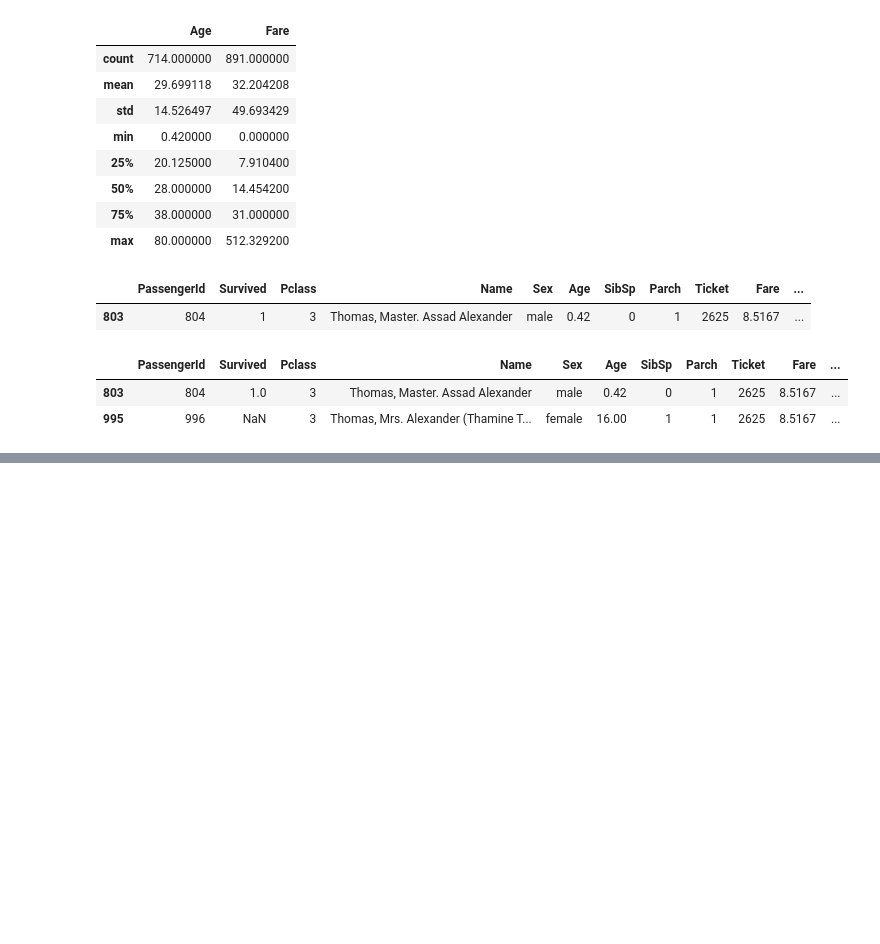
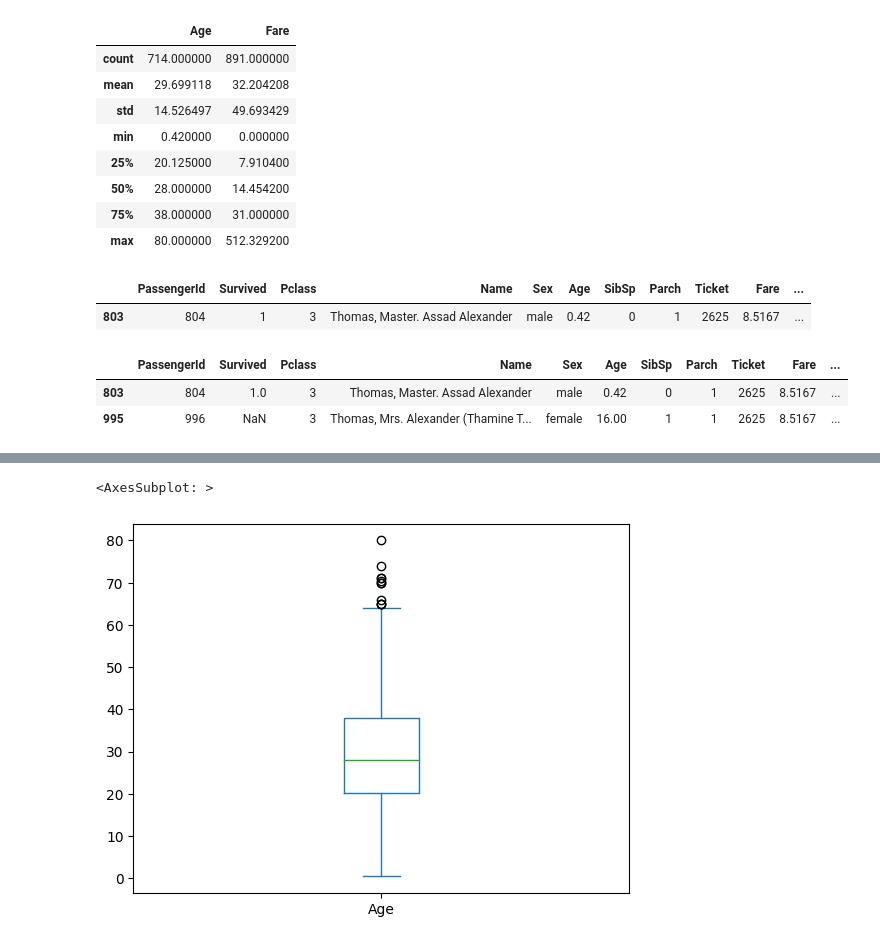
Before and after one commit to pxxthik/Titanic-dataset-analysis, a Jupyter notebook: Titanic - Machine Learning from Disaster.ipynb, the cells around one changed output, grey strips where cells are left out. Saved outputs shown, nothing was run; the diff lists cells and outputs as text; code cells hidden in the pictures; blank space fills up the shorter version.

```diff
--- a/Titanic - Machine Learning from Disaster.ipynb
+++ b/Titanic - Machine Learning from Disaster.ipynb
@@ -129,0 +173,5 @@ titanic[titanic['Ticket'] == '2625']
+# %%
+df['Age'].plot(kind='box')
+# %% [output]
+<AxesSubplot: >
+[figure, added]
```
Also changed, not shown: parts of 48 cells of this notebook, 1 other file.
